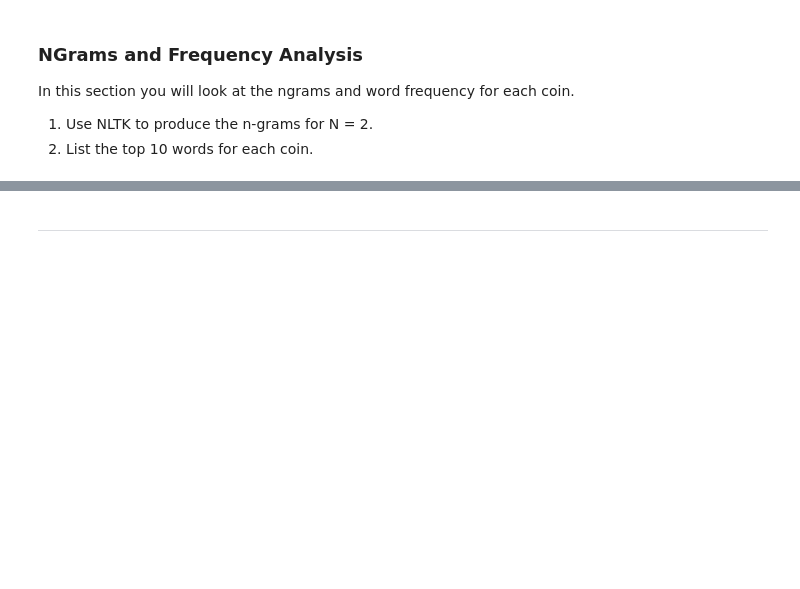
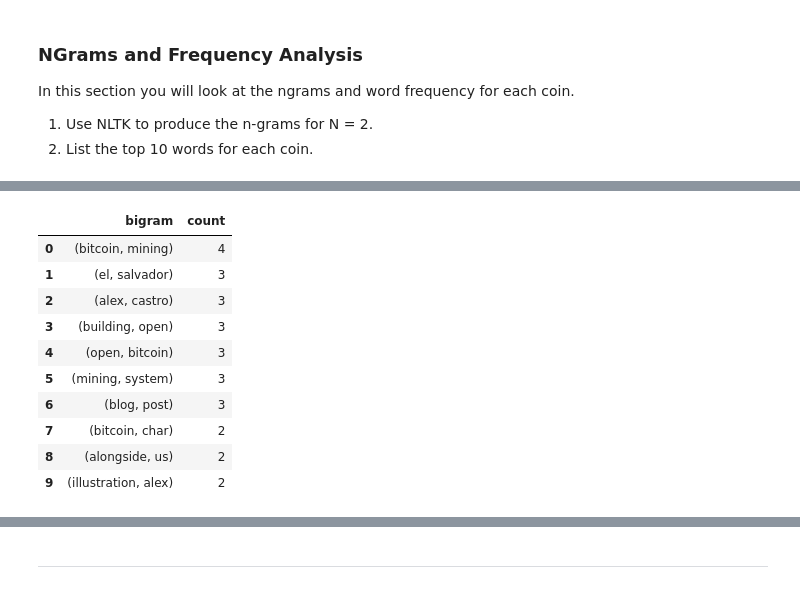
Before and after one commit to brilliantlyc/Cryptocurrency_NLP_Analysis, a Jupyter notebook: crypto_sentiment.ipynb, the cells around one changed output, grey strips where cells are left out. Saved outputs shown, nothing was run; the diff lists cells and outputs as text; code cells hidden in the pictures; blank space fills up the shorter version.

```diff
--- a/crypto_sentiment.ipynb
+++ b/crypto_sentiment.ipynb
@@ -284 +355,19 @@ def token_count(tokens, N=3):
+# %%
+# Use token_count to get the top 10 bigrams for Bitcoin
+# Create a dictionary from the results of the token_count function call
+bitcoin_top_10_bigrams = dict(token_count(bitcoin_bigrams, 10))
+# Create a DataFrame using the dictionary
+pd.DataFrame(list(bitcoin_top_10_bigrams.items()), columns=["bigram", "count"])
+# %% [output]
+|  | bigram | count |
+| 0 | (bitcoin, mining) | 4 |
+| 1 | (el, salvador) | 3 |
+| 2 | (alex, castro) | 3 |
+| 3 | (building, open) | 3 |
+| 4 | (open, bitcoin) | 3 |
+| 5 | (mining, system) | 3 |
+| 6 | (blog, post) | 3 |
+| 7 | (bitcoin, char) | 2 |
+| 8 | (alongside, us) | 2 |
+| 9 | (illustration, alex) | 2 |
 # %%
```
Also changed, not shown: parts of 19 cells of this notebook.
